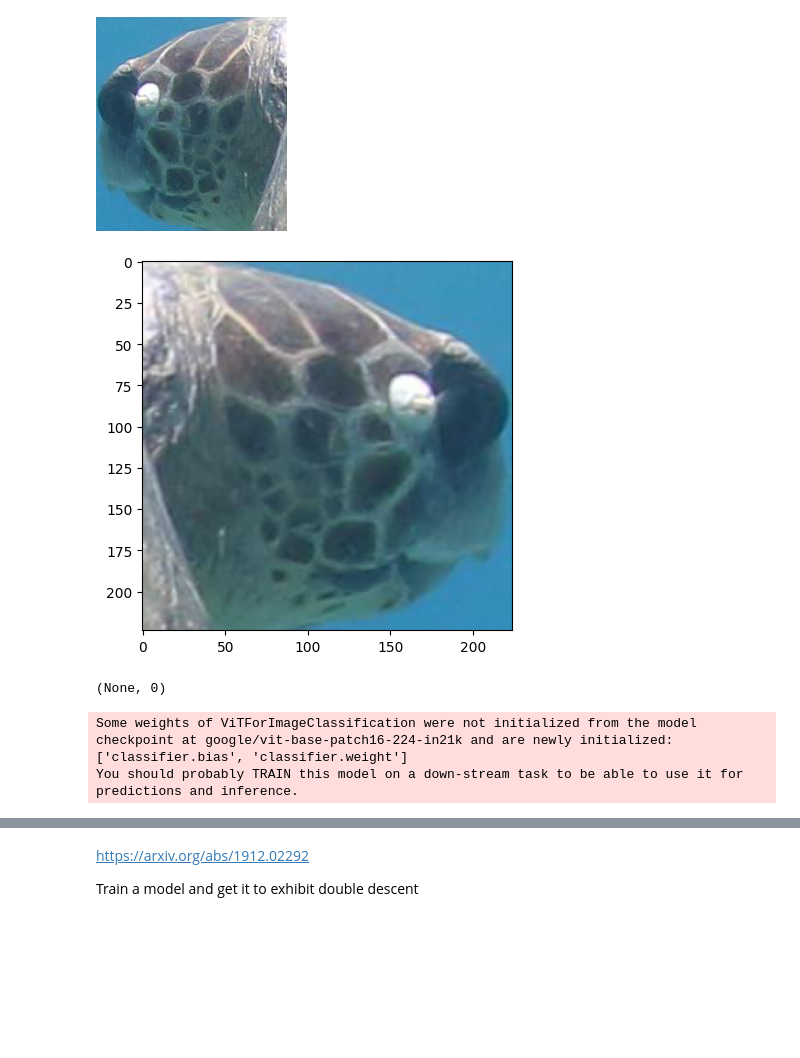
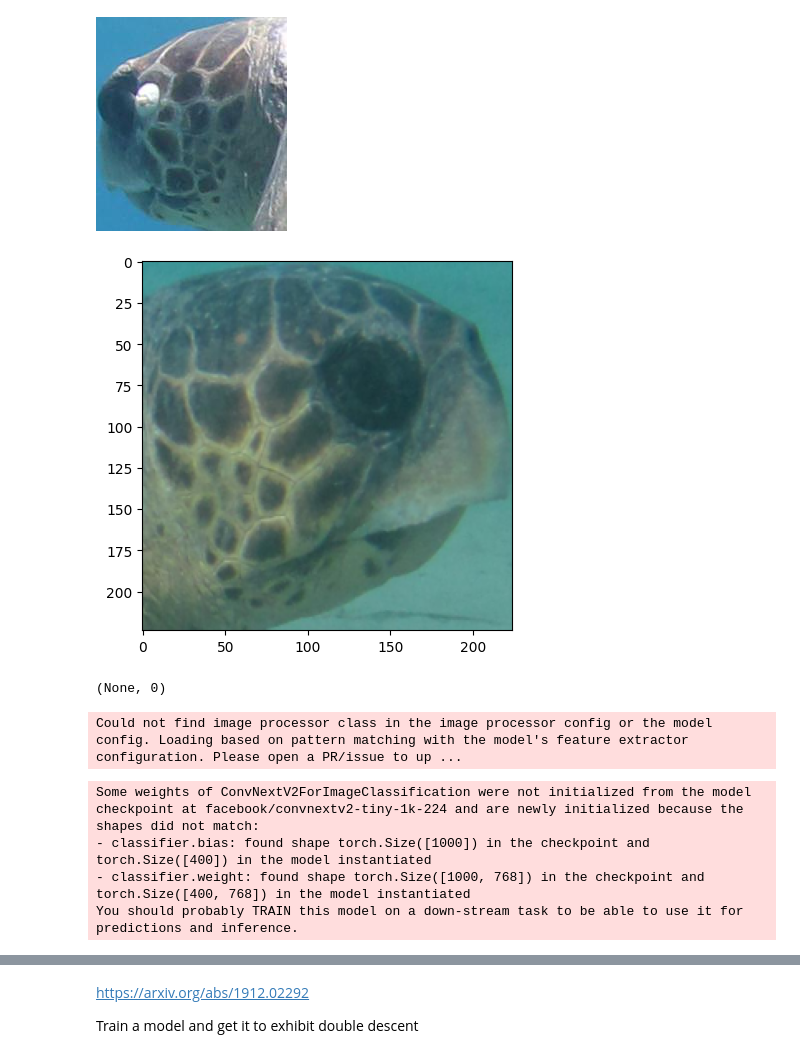
Before and after one commit to YM2132/SeaTurtles, a Jupyter notebook: SeaTurtle.ipynb, the cells around one changed output, grey strips where cells are left out. Cells and saved outputs as stored; diff of their text form; code cells hidden in the pictures; blank space fills up the shorter version.

```diff
--- a/SeaTurtle.ipynb
+++ b/SeaTurtle.ipynb
@@ -251,9 +256,9 @@ dataset.set_transform(transform)
 
 data_collator = DefaultDataCollator()
 # %%
-imshow(dataset['train'][0]['pixel_values']), dataset['train'][0]['label']
+imshow(dataset['train'][1000]['pixel_values']), dataset['train'][0]['label']
 # %% [output]
-[figure, old version]
+[figure, new version]
 (None, 0)
 # %%
 labels = dataset["train"].features["label"].names
@@ -263,7 +268,12 @@ for i, label in enumerate(labels):
     id2label[str(i)] = label
 # %%
 checkpoint = "google/vit-base-patch16-224-in21k"
-image_processor = AutoImageProcessor.from_pretrained(checkpoint)
+checkpoint_384 = "google/vit-base-patch16-384" # Not very good without further tuning?
+checkpoint_convnextv2 = "facebook/convnextv2-tiny-1k-224"
+checkpoint_convnext = "facebook/convnext-tiny-224"
+image_processor = AutoImageProcessor.from_pretrained(checkpoint_convnextv2)
+# %% [output]
+Could not find image processor class in the image processor config or the model config. Loading based on pattern matching with the model's feature extractor configuration. Please open a PR/issue to up ...
 # %%
 import evaluate
 
@@ -274,14 +284,17 @@ def compute_metrics(eval_pred):
     predictions = np.argmax(predictions, axis=1)
     return accuracy.compute(predictions=predictions, references=labels)
 # %%
-model = AutoModelForImageClassification.from_pretrained(
-    checkpoint,
+model = ConvNextV2ForImageClassification.from_pretrained(
+    checkpoint_convnextv2,
     num_labels=len(labels),
     id2label=id2label,
     label2id=label2id,
+    ignore_mismatched_sizes=True
 )
 # %% [output]
-Some weights of ViTForImageClassification were not initialized from the model checkpoint at google/vit-base-patch16-224-in21k and are newly initialized: ['classifier.bias', 'classifier.weight']
+Some weights of ConvNextV2ForImageClassification were not initialized from the model checkpoint at facebook/convnextv2-tiny-1k-224 and are newly initialized because the shapes did not match:
+- classifier.bias: found shape torch.Size([1000]) in the checkpoint and torch.Size([400]) in the model instantiated
+- classifier.weight: found shape torch.Size([1000, 768]) in the checkpoint and torch.Size([400, 768]) in the model instantiated
 You should probably TRAIN this model on a down-stream task to be able to use it for predictions and inference.
 # %%
 training_args = TrainingArguments(
```
Also changed, not shown: parts of 3 cells of this notebook.
